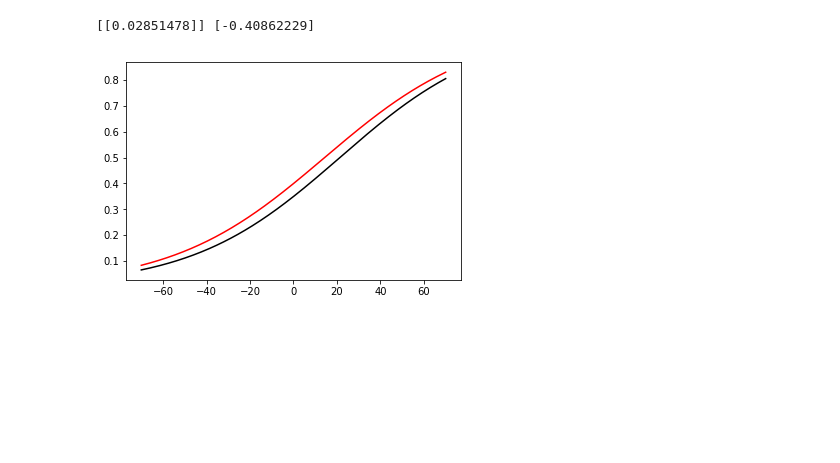
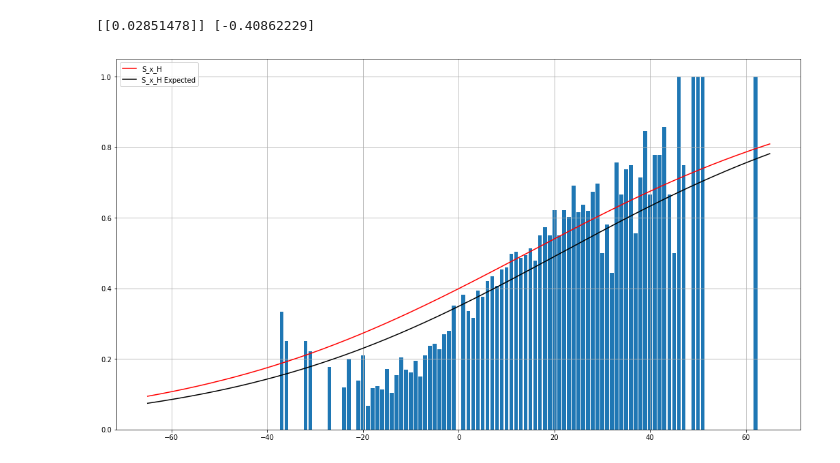
Before and after one commit to ettoredangelo/LRMC, a Jupyter notebook: LRMC.ipynb, the cells around one changed output. Cells and saved outputs as stored; diff of their text form; code cells hidden in the pictures; blank space fills up the shorter version.

```diff
--- a/LRMC.ipynb
+++ b/LRMC.ipynb
@@ -10,5 +10,5 @@ from utils import home_and_home_data
 # %%
-data = home_and_home_data([i for i in range(2000, 2004)])
+data = get_home_and_home_data([i for i in range(2000, 2004)], ot=False)
 # %%
 df = data.copy()
 del df['pts_diff_away']
@@ -41,14 +41,20 @@ print(clf.coef_, clf.intercept_)
 def model(x):
     return 1 / (1 + np.exp(-x))
 # %%
-X_test = np.linspace(-70, 70, 300)
+plt.figure(figsize=(18, 10))
 
-loss = model(X_test * clf.coef_ + clf.intercept_).ravel()
-loss_expected = model(X_test * 0.0292 - 0.6228).ravel()
+X_test = np.linspace(-65, 65, 300)
 
-plt.plot(X_test, loss, color='red')
-plt.plot(X_test, loss_expected, color='black')
+S_x_H = model(X_test * clf.coef_ + clf.intercept_).ravel()
+S_x_H_expected = model(X_test * 0.0292 - 0.6228).ravel()
+
+plt.plot(X_test, S_x_H, color='red', label='S_x_H')
+plt.plot(X_test, S_x_H_expected, color='black',  label='S_x_H Expected')
+plt.bar(df_mean.index, df_mean["W"])
+
+plt.legend()
+plt.grid()
 
 plt.show()
 # %% [output]
-[figure, old version]
+[figure, new version]
```
Also changed, not shown: parts of 3 cells of this notebook, 1 other file.
